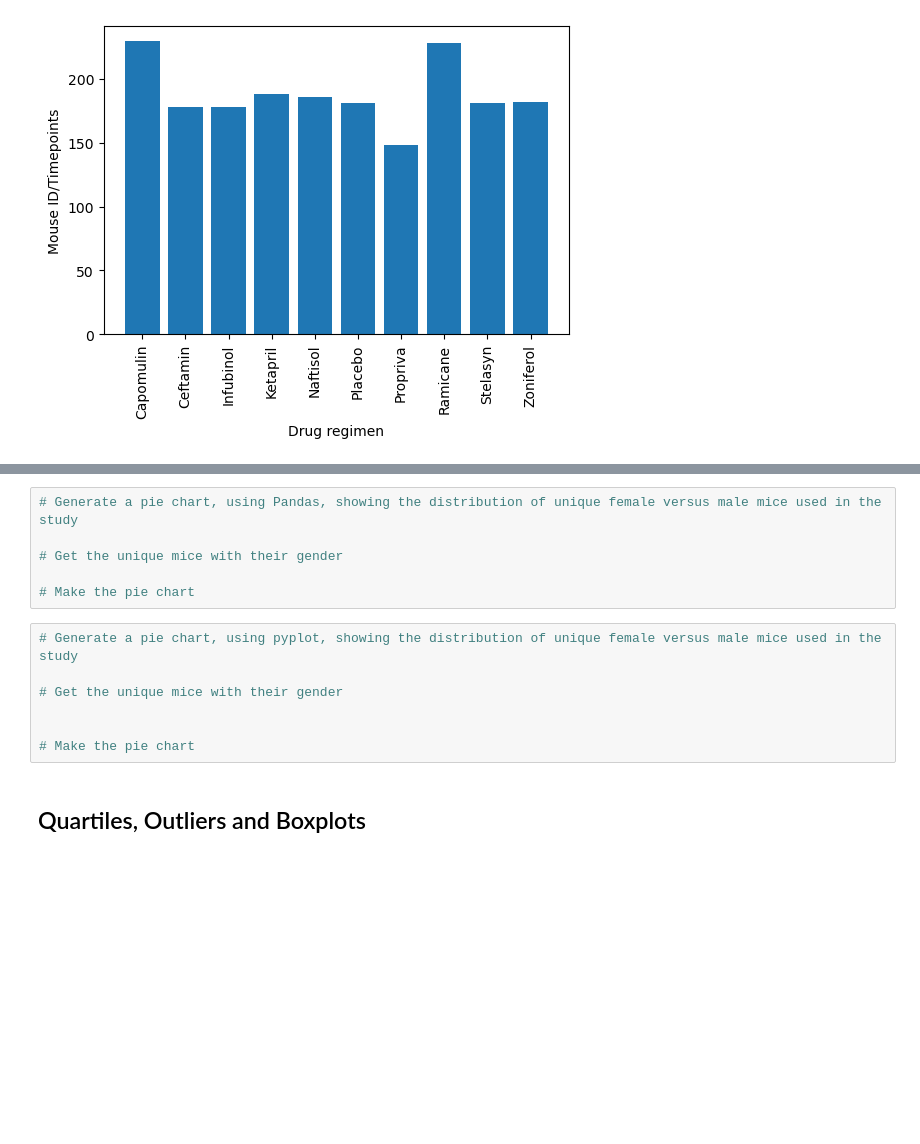
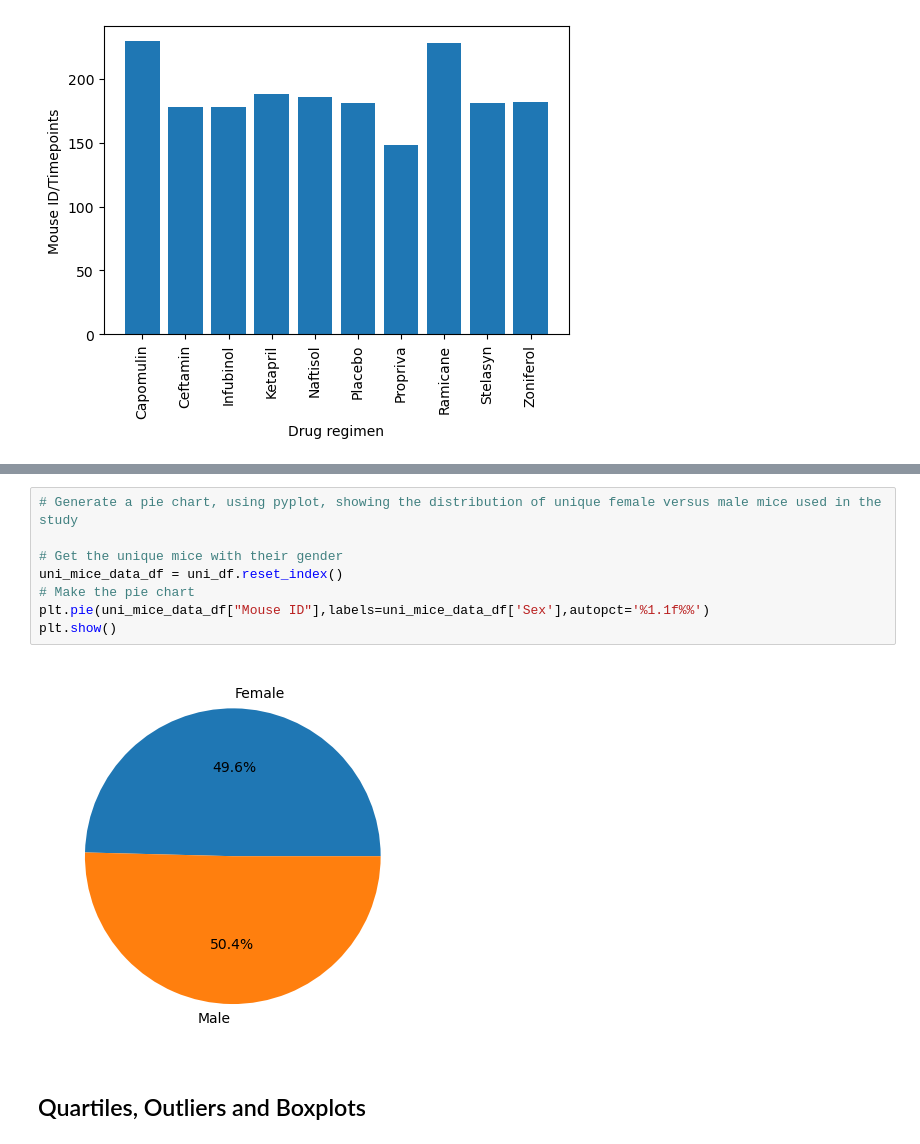
Before and after one commit to BinodGaihre/practice, a Jupyter notebook: Pymaceuticals/pymaceuticals_starter.ipynb, the cells around one changed output, grey strips where cells are left out. Saved outputs shown, nothing was run; the diff lists cells and outputs as text; blank space fills up the shorter version.

```diff
--- a/Pymaceuticals/pymaceuticals_starter.ipynb
+++ b/Pymaceuticals/pymaceuticals_starter.ipynb
@@ -152,16 +156,13 @@ plt.show()
 # %%
-# Generate a pie chart, using Pandas, showing the distribution of unique female versus male mice used in the study
+# Generate a pie chart, using pyplot, showing the distribution of unique female versus male mice used in the study
 
 # Get the unique mice with their gender
-
+uni_mice_data_df = uni_df.reset_index()
 # Make the pie chart
+plt.pie(uni_mice_data_df["Mouse ID"],labels=uni_mice_data_df['Sex'],autopct='%1.1f%%')
+plt.show()
+# %% [output]
+[figure, added]
-# %%
-# Generate a pie chart, using pyplot, showing the distribution of unique female versus male mice used in the study
-
-# Get the unique mice with their gender
-
-
-# Make the pie chart
 # %% [markdown]
 ## Quartiles, Outliers and Boxplots
 # %%
```
Also changed, not shown: parts of 3 cells of this notebook.
